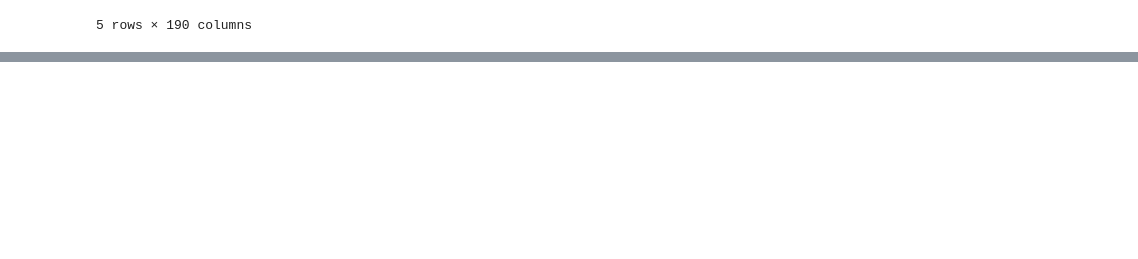
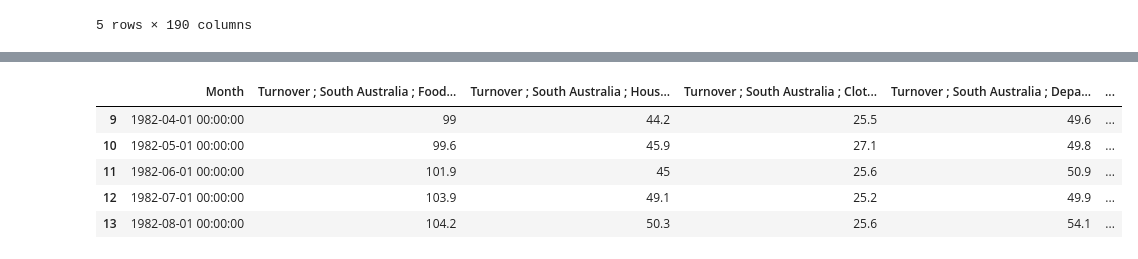
Before and after one commit to benhengyong/Group2, a Jupyter notebook: DataAnalysis.ipynb, the cells around one changed output, grey strips where cells are left out. Saved outputs shown, nothing was run; the diff lists cells and outputs as text; code cells hidden in the pictures; blank space fills up the shorter version.

```diff
--- a/DataAnalysis.ipynb
+++ b/DataAnalysis.ipynb
@@ -46,0 +110,13 @@ data_by_state_and_industry.head()
+# %%
+# From data_by_state_and_industry, create new dataframe with only data from chosen state
+chosen_state = 'South Australia'
+
+chosen_state_df = question_4_df.filter(regex= f'Month|{chosen_state}')
+chosen_state_df.head()
+# %% [output]
+|  | Month | Turnover ; South Australia ; Food... | Turnover ; South Australia ; Hous... | Turnover ; South Australia ; Clot... | Turnover ; South Australia ; Depa... | ... |
+| 9 | 1982-04-01 00:00:00 | 99 | 44.2 | 25.5 | 49.6 | ... |
+| 10 | 1982-05-01 00:00:00 | 99.6 | 45.9 | 27.1 | 49.8 | ... |
+| 11 | 1982-06-01 00:00:00 | 101.9 | 45 | 25.6 | 50.9 | ... |
+| 12 | 1982-07-01 00:00:00 | 103.9 | 49.1 | 25.2 | 49.9 | ... |
+| 13 | 1982-08-01 00:00:00 | 104.2 | 50.3 | 25.6 | 54.1 | ... |
```
Also changed, not shown: parts of 8 cells of this notebook.
